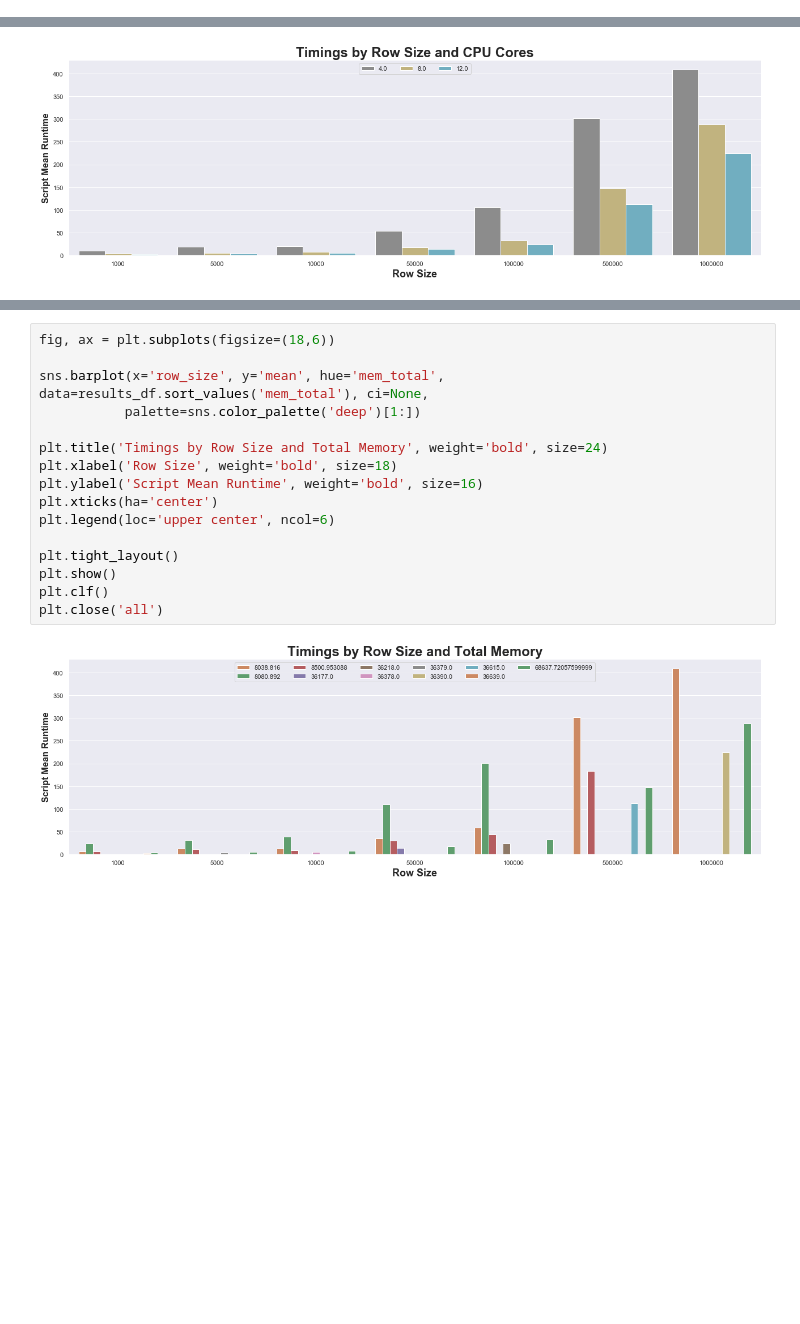
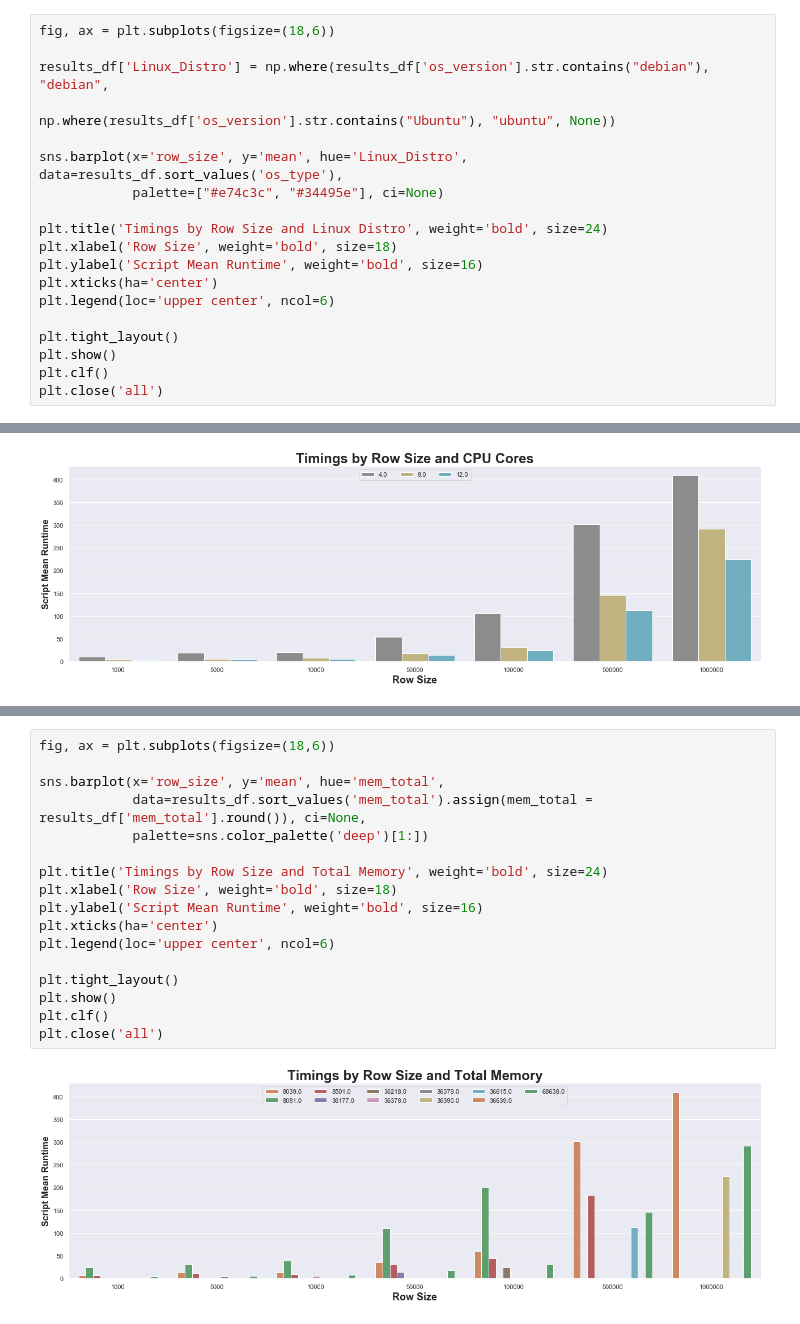
Before and after one commit to ParfaitG/WORKSHOPS, a Jupyter notebook: MEETUPS/Machine Test Notebook_py.ipynb, the cells around one changed output, grey strips where cells are left out. Drawn from its saved outputs; the diff is of its cells as text; blank space fills up the shorter version.

```diff
--- a/MEETUPS/Machine Test Notebook_py.ipynb
+++ b/MEETUPS/Machine Test Notebook_py.ipynb
@@ -617,3 +669,22 @@ plt.clf()
 plt.close('all')
 # %% [output]
 [figure]
+# %%
+fig, ax = plt.subplots(figsize=(18,6))
+
+results_df['Linux_Distro'] = np.where(results_df['os_version'].str.contains("debian"), "debian",
+                                      np.where(results_df['os_version'].str.contains("Ubuntu"), "ubuntu", None))
+
+sns.barplot(x='row_size', y='mean', hue='Linux_Distro', data=results_df.sort_values('os_type'),
+            palette=["#e74c3c", "#34495e"], ci=None)
+
+plt.title('Timings by Row Size and Linux Distro', weight='bold', size=24)
+plt.xlabel('Row Size', weight='bold', size=18)
+plt.ylabel('Script Mean Runtime', weight='bold', size=16)
+plt.xticks(ha='center')
+plt.legend(loc='upper center', ncol=6)
+
+plt.tight_layout()
+plt.show()
+plt.clf()
+plt.close('all')
@@ -726,21 +817,22 @@ plt.close('all')
 # %%
 fig, ax = plt.subplots(figsize=(18,6))
 
-sns.barplot(x='row_size', y='mean', hue='mem_total', data=results_df.sort_values('mem_total'), ci=None,
-           palette=sns.color_palette('deep')[1:])
+sns.barplot(x='row_size', y='mean', hue='mem_total',
+            data=results_df.sort_values('mem_total').assign(mem_total = results_df['mem_total'].round()), ci=None,
+            palette=sns.color_palette('deep')[1:])
 
 plt.title('Timings by Row Size and Total Memory', weight='bold', size=24)
 plt.xlabel('Row Size', weight='bold', size=18)
 plt.ylabel('Script Mean Runtime', weight='bold', size=16)
 plt.xticks(ha='center')
 plt.legend(loc='upper center', ncol=6)
 
 plt.tight_layout()
 plt.show()
 plt.clf()
 plt.close('all')
 # %% [output]
-[figure, old version]
+[figure, new version]
 # %% [markdown]
 ## Further Inquiry
 
```
Also changed, not shown: parts of 23 cells of this notebook, 3 other files.
